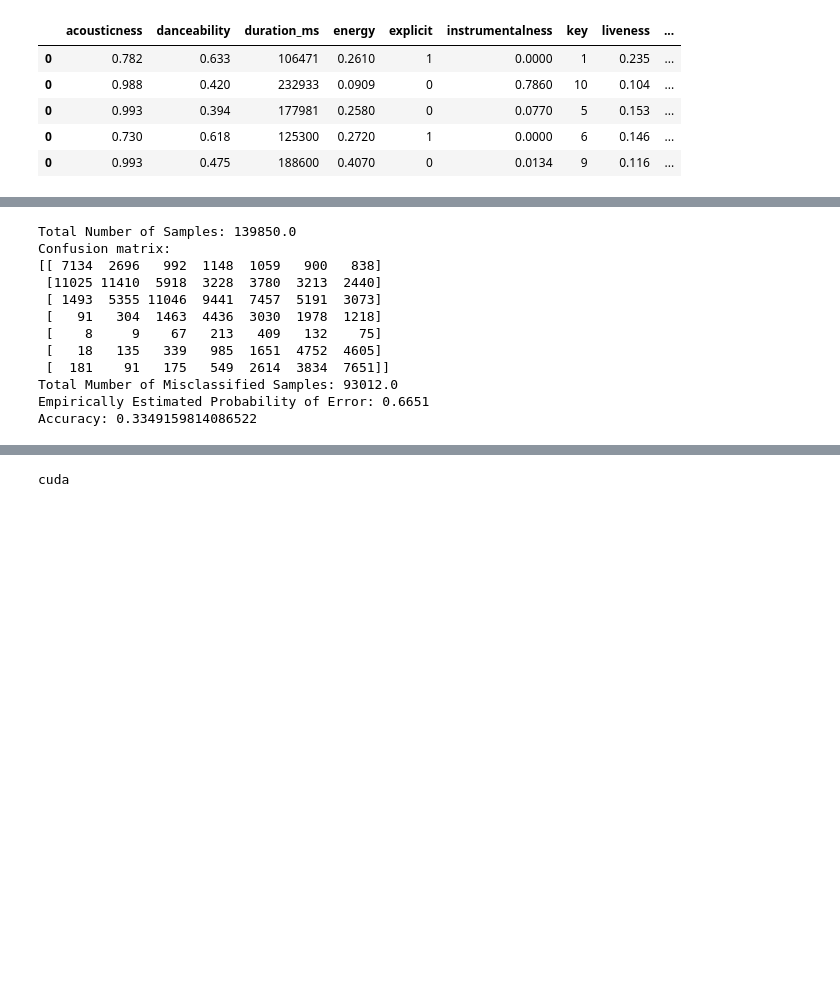
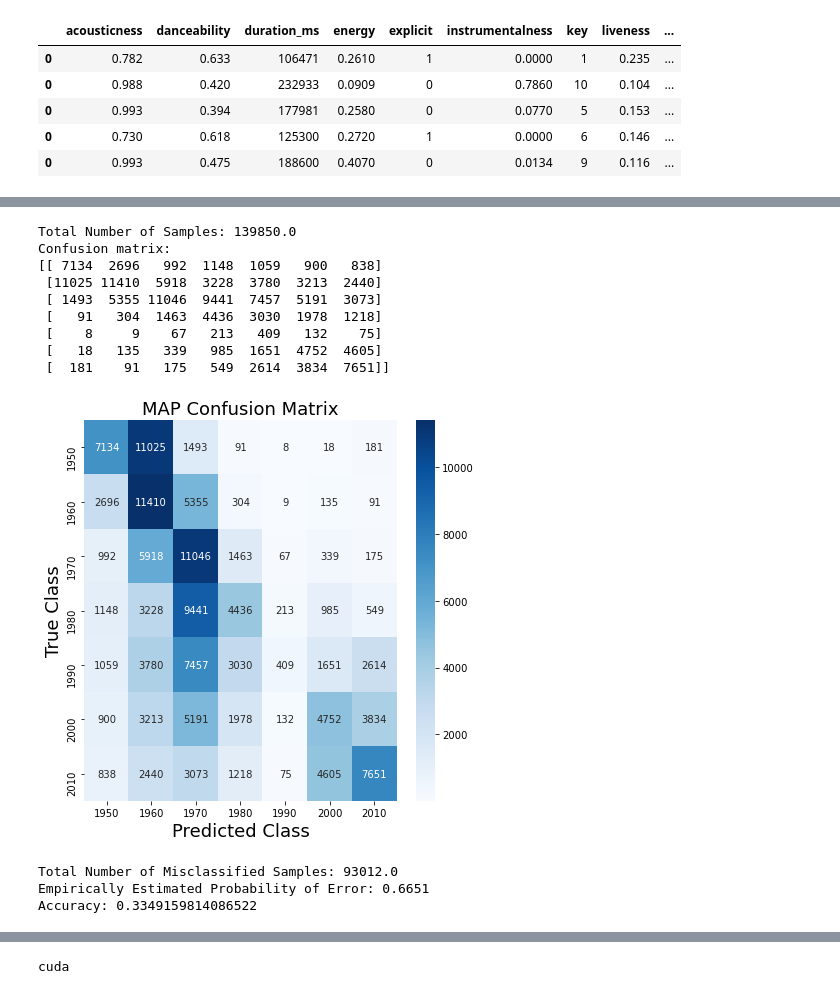
Before and after one commit to Warspiteful/EECE5644-Machine-Learning-FinalProject, a Jupyter notebook: MLP_160k.ipynb, the cells around one changed output, grey strips where cells are left out. Drawn from its saved outputs; the diff is of its cells as text; code cells hidden in the pictures; blank space fills up the shorter version.

```diff
--- a/MLP_160k.ipynb
+++ b/MLP_160k.ipynb
@@ -132,37 +151,49 @@ sample_class_counts = np.array([sum(y == j) for j in Y_decade])
 
 
 conf_mat = np.zeros((C, C))
 display_mat = np.zeros((C,C))
 for i in range(C): # Each decision option
     for j in range(C): # Each class label
         ind_ij = np.argwhere((decisions==Y_decade[i]) & (y_decade==Y_decade[j]))
         display_mat[i, j] = len(ind_ij) # Average over class sample count
         conf_mat[i, j] = len(ind_ij)/sample_class_counts[j]
 
 print("Total Number of Samples:",np.sum(display_mat))
 print("Confusion matrix:")
 print(display_mat.astype(int))
 # print(1950+(Y_decade*10))
 
+
+conf_matrix_MAP = confusion_matrix(y_decade, decisions)
+
+df_cm = pd.DataFrame(conf_matrix_MAP, index = [Y_decade[i]*10+1950 for i in Y_decade], columns = [Y_decade[i]*10+1950 for i in Y_decade])
+plt.figure(figsize = (7,7))
+sns.heatmap(df_cm, annot=True, cmap=plt.cm.Blues, fmt='g')
+plt.title('MAP Confusion Matrix', fontsize=18)
+plt.xlabel("Predicted Class", fontsize=18)
+plt.ylabel("True Class", fontsize=18)
+plt.show()
+
 correct_class_samples = np.sum(np.diag(display_mat))
-print("Total Mumber of Misclassified Samples: {}".format(N - correct_class_samples))
+print("Total Number of Misclassified Samples: {}".format(N - correct_class_samples))
 
 prob_error = 1 - (correct_class_samples / N)
 print("Empirically Estimated Probability of Error: {:.4f}".format(prob_error))
 print("Accuracy:",1-prob_error)
 # %% [output]
 Total Number of Samples: 139850.0
 Confusion matrix:
 [[ 7134  2696   992  1148  1059   900   838]
  [11025 11410  5918  3228  3780  3213  2440]
  [ 1493  5355 11046  9441  7457  5191  3073]
  [   91   304  1463  4436  3030  1978  1218]
  [    8     9    67   213   409   132    75]
  [   18   135   339   985  1651  4752  4605]
  [  181    91   175   549  2614  3834  7651]]
-Total Mumber of Misclassified Samples: 93012.0
-Empirically Estimated Probability of Error: 0.6651
-Accuracy: 0.3349159814086522
+[figure, added]
+Total Number of Misclassified Samples: 93012.0
+Empirically Estimated Probability of Error: 0.6651
+Accuracy: 0.3349159814086522
 # %%
 from sklearn.ensemble import RandomForestClassifier
 from sklearn.model_selection import train_test_split
```
Also changed, not shown: parts of 17 cells of this notebook.
